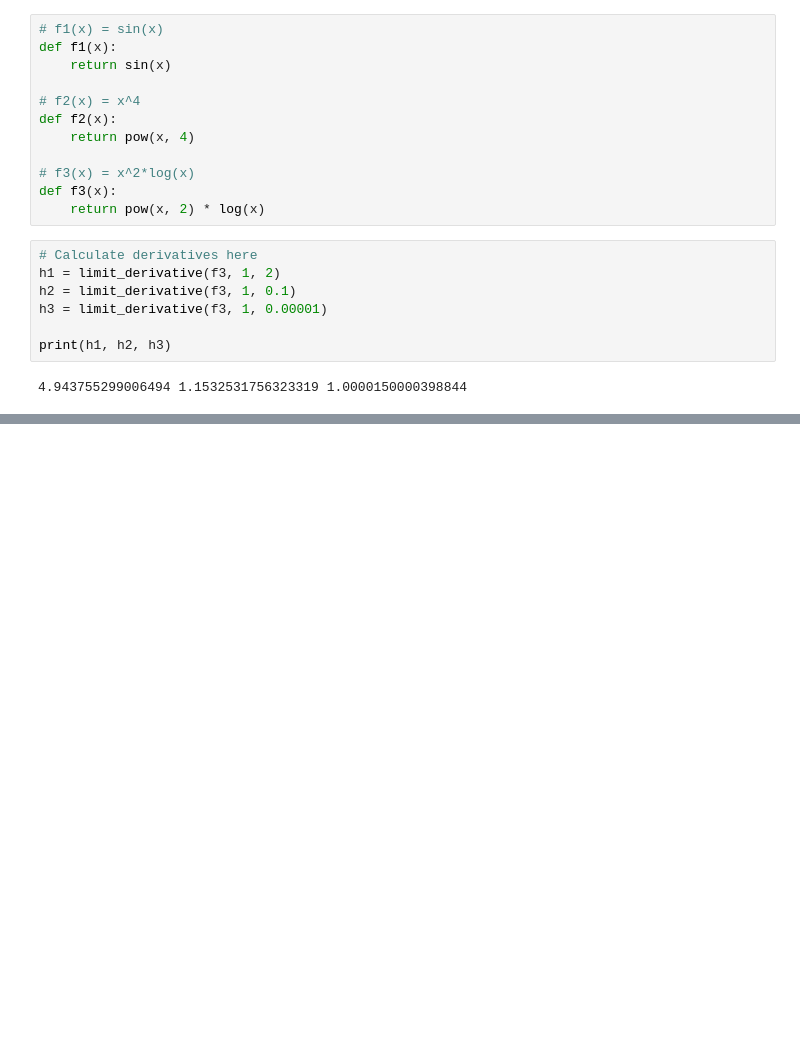
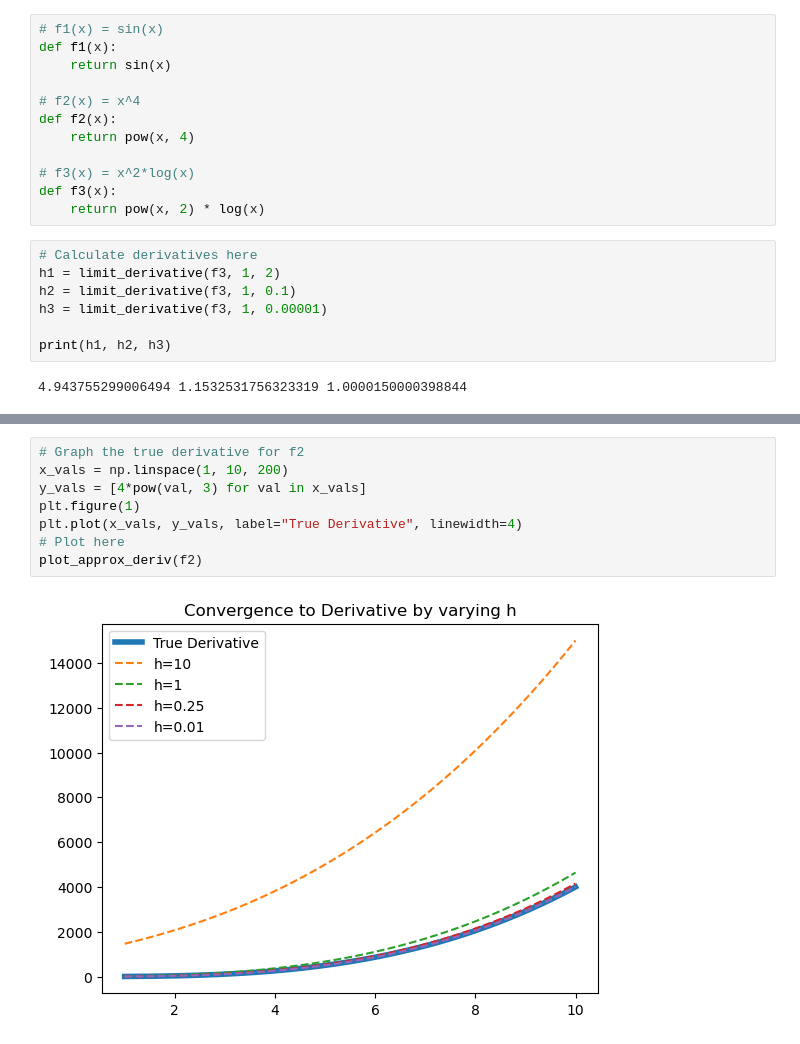
Before and after one commit to fatemehaa/DS-ML-Git-Projects, a Jupyter notebook: Limits and Derivatives/limits-and-derivatives.ipynb, the cells around one changed output, grey strips where cells are left out. Drawn from its saved outputs; the diff is of its cells as text; blank space fills up the shorter version.

```diff
--- a/Limits and Derivatives/limits-and-derivatives.ipynb
+++ b/Limits and Derivatives/limits-and-derivatives.ipynb
@@ -34,0 +61,10 @@ print(h1, h2, h3)
+# %%
+# Graph the true derivative for f2
+x_vals = np.linspace(1, 10, 200)
+y_vals = [4*pow(val, 3) for val in x_vals]
+plt.figure(1)
+plt.plot(x_vals, y_vals, label="True Derivative", linewidth=4)
+# Plot here
+plot_approx_deriv(f2)
+# %% [output]
+[figure, added]
```
Also changed, not shown: parts of 4 cells of this notebook.
